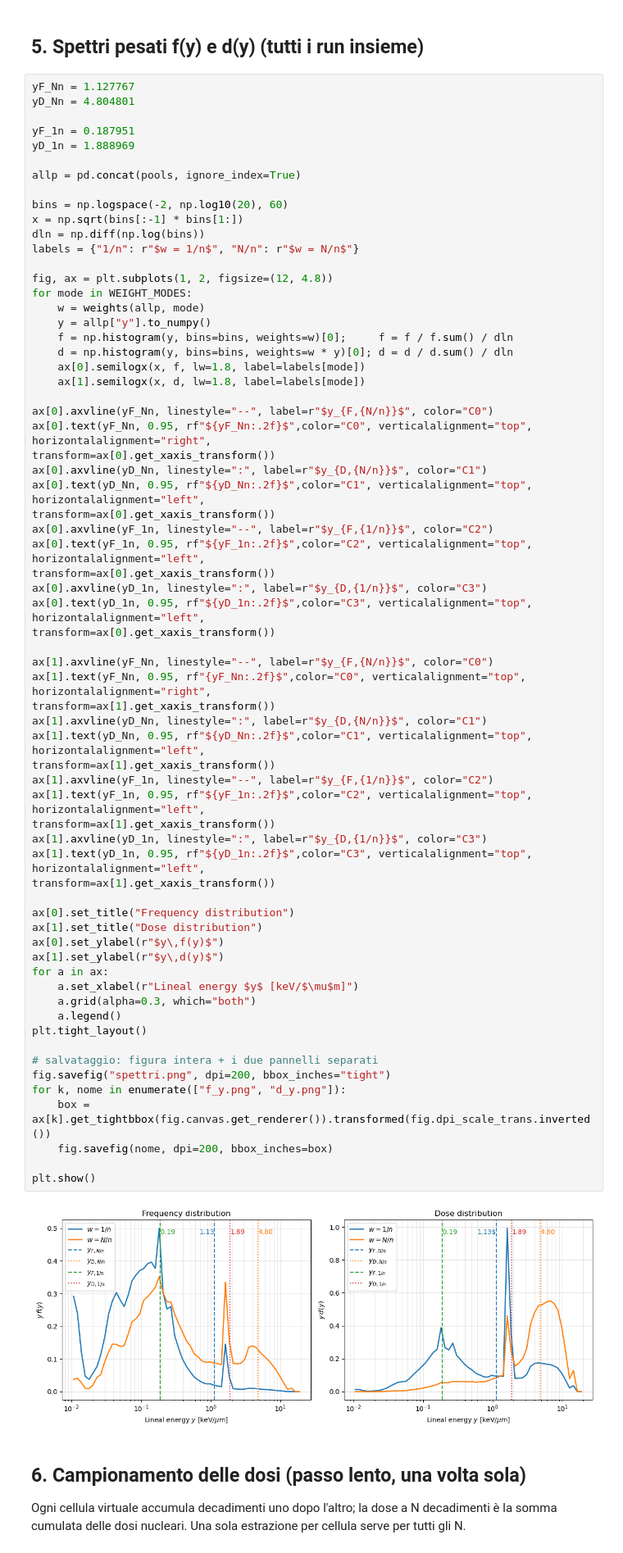
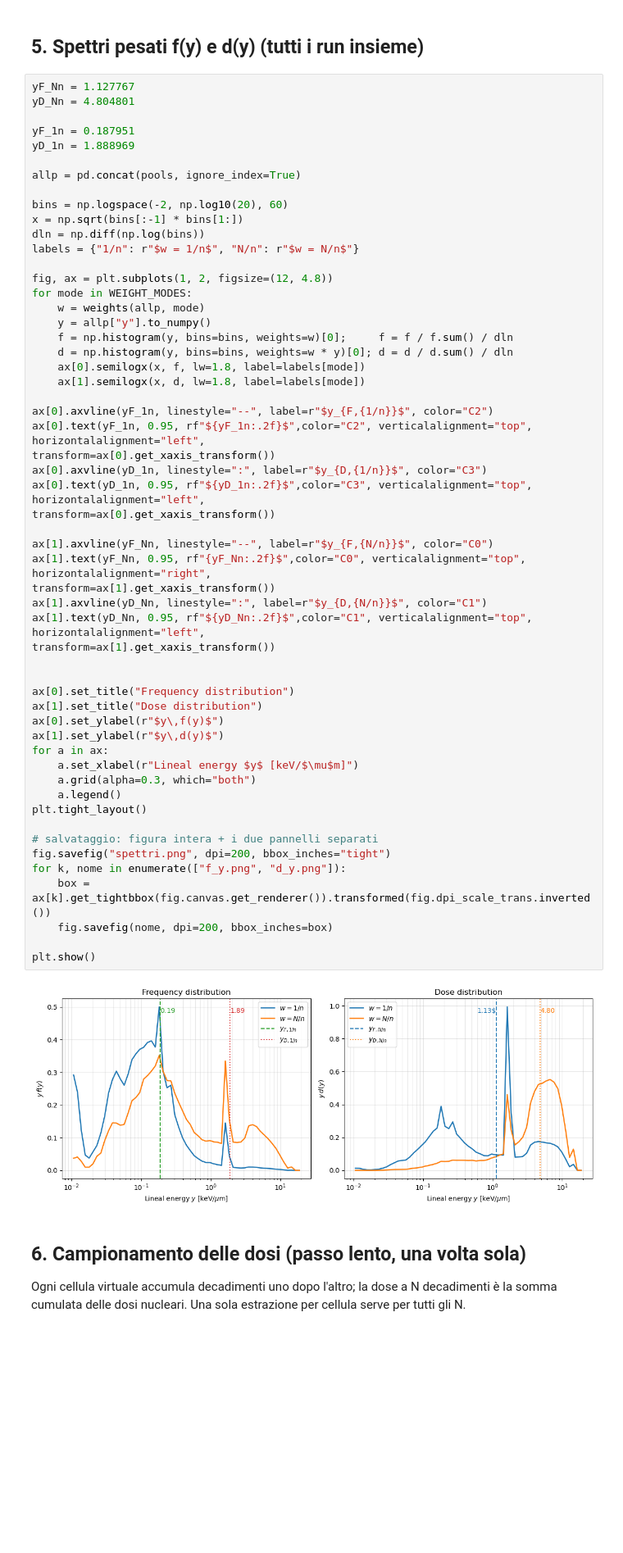
Before and after one commit to michelepascazio28-dot/Rame, a Jupyter notebook: Analisi_Cu64.ipynb, the cells around one changed output. Shown at 82% size. Drawn from its saved outputs; the diff is of its cells as text; blank space fills up the shorter version.

```diff
--- a/Analisi_Cu64.ipynb
+++ b/Analisi_Cu64.ipynb
@@ -157,51 +157,40 @@ for mode in WEIGHT_MODES:
     ax[0].semilogx(x, f, lw=1.8, label=labels[mode])
     ax[1].semilogx(x, d, lw=1.8, label=labels[mode])
 
-ax[0].axvline(yF_Nn, linestyle="--", label=r"$y_{F,{N/n}}$", color="C0")
-ax[0].text(yF_Nn, 0.95, rf"${yF_Nn:.2f}$",color="C0", verticalalignment="top", horizontalalignment="right",
-transform=ax[0].get_xaxis_transform())
-ax[0].axvline(yD_Nn, linestyle=":", label=r"$y_{D,{N/n}}$", color="C1")
-ax[0].text(yD_Nn, 0.95, rf"${yD_Nn:.2f}$",color="C1", verticalalignment="top", horizontalalignment="left",
-transform=ax[0].get_xaxis_transform())
 ax[0].axvline(yF_1n, linestyle="--", label=r"$y_{F,{1/n}}$", color="C2")
 ax[0].text(yF_1n, 0.95, rf"${yF_1n:.2f}$",color="C2", verticalalignment="top", horizontalalignment="left",
 transform=ax[0].get_xaxis_transform())
 ax[0].axvline(yD_1n, linestyle=":", label=r"$y_{D,{1/n}}$", color="C3")
 ax[0].text(yD_1n, 0.95, rf"${yD_1n:.2f}$",color="C3", verticalalignment="top", horizontalalignment="left",
 transform=ax[0].get_xaxis_transform())
 
 ax[1].axvline(yF_Nn, linestyle="--", label=r"$y_{F,{N/n}}$", color="C0")
 ax[1].text(yF_Nn, 0.95, rf"{yF_Nn:.2f}$",color="C0", verticalalignment="top", horizontalalignment="right",
 transform=ax[1].get_xaxis_transform())
 ax[1].axvline(yD_Nn, linestyle=":", label=r"$y_{D,{N/n}}$", color="C1")
 ax[1].text(yD_Nn, 0.95, rf"${yD_Nn:.2f}$",color="C1", verticalalignment="top", horizontalalignment="left",
 transform=ax[1].get_xaxis_transform())
-ax[1].axvline(yF_1n, linestyle="--", label=r"$y_{F,{1/n}}$", color="C2")
-ax[1].text(yF_1n, 0.95, rf"${yF_1n:.2f}$",color="C2", verticalalignment="top", horizontalalignment="left",
-transform=ax[1].get_xaxis_transform())
-ax[1].axvline(yD_1n, linestyle=":", label=r"$y_{D,{1/n}}$", color="C3")
-ax[1].text(yD_1n, 0.95, rf"${yD_1n:.2f}$",color="C3", verticalalignment="top", horizontalalignment="left",
-transform=ax[1].get_xaxis_transform())
+
 
 ax[0].set_title("Frequency distribution")
 ax[1].set_title("Dose distribution")
 ax[0].set_ylabel(r"$y\,f(y)$")
 ax[1].set_ylabel(r"$y\,d(y)$")
 for a in ax:
     a.set_xlabel(r"Lineal energy $y$ [keV/$\mu$m]")
     a.grid(alpha=0.3, which="both")
     a.legend()
 plt.tight_layout()
 
 # salvataggio: figura intera + i due pannelli separati
 fig.savefig("spettri.png", dpi=200, bbox_inches="tight")
 for k, nome in enumerate(["f_y.png", "d_y.png"]):
     box = ax[k].get_tightbbox(fig.canvas.get_renderer()).transformed(fig.dpi_scale_trans.inverted())
     fig.savefig(nome, dpi=200, bbox_inches=box)
 
 plt.show()
 # %% [output]
-[figure, old version]
+[figure, new version]
 # %% [markdown]
 ## 6. Campionamento delle dosi (passo lento, una volta sola)
 Ogni cellula virtuale accumula decadimenti uno dopo l'altro; la dose a N decadimenti è la somma cumulata delle dosi nucleari.
```
Also changed, not shown: parts of 1 cell of this notebook, 3 other files.
